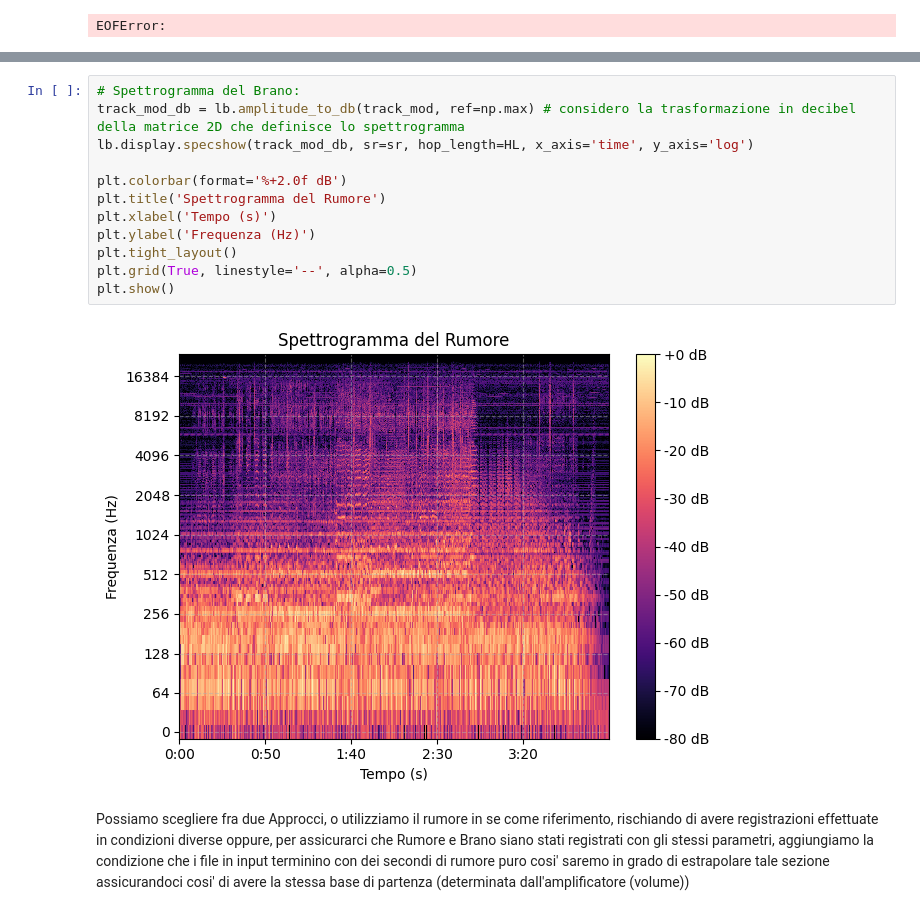
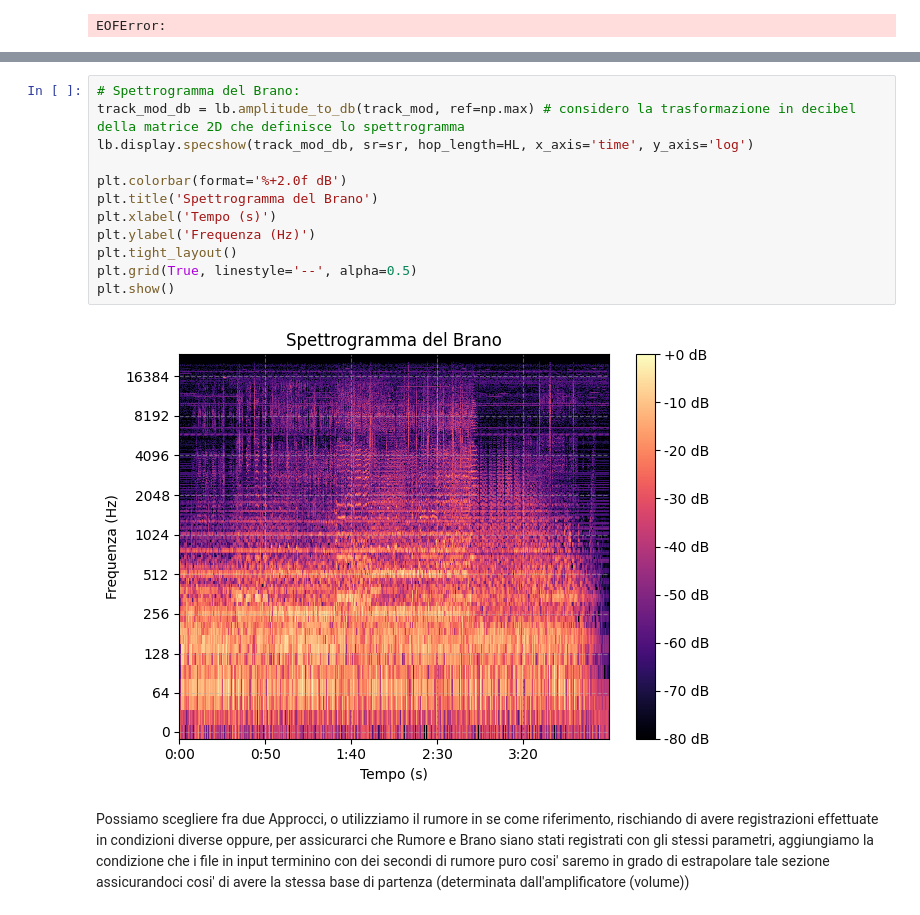
Before and after one commit to filippob04/Denoising-Vinyl-Audio-Signals, a Jupyter notebook: code/project.ipynb, the cells around one changed output, grey strips where cells are left out. Saved outputs shown, nothing was run; the diff lists cells and outputs as text.

```diff
--- a/code/project.ipynb
+++ b/code/project.ipynb
@@ -111,17 +112,17 @@ NameError: name 'track_db' is not defined
 # %%
 # Spettrogramma del Brano:
 track_mod_db = lb.amplitude_to_db(track_mod, ref=np.max) # considero la trasformazione in decibel della matrice 2D che definisce lo spettrogramma
 lb.display.specshow(track_mod_db, sr=sr, hop_length=HL, x_axis='time', y_axis='log')
 
 plt.colorbar(format='%+2.0f dB')
-plt.title('Spettrogramma del Rumore')
+plt.title('Spettrogramma del Brano')
 plt.xlabel('Tempo (s)')
 plt.ylabel('Frequenza (Hz)')
 plt.tight_layout()
 plt.grid(True, linestyle='--', alpha=0.5)
 plt.show()
 # %% [output]
-[figure, old version]
+[figure, new version]
 # %% [markdown]
 Possiamo scegliere fra due Approcci, o utilizziamo il rumore in se come riferimento, rischiando di avere registrazioni effettuate in condizioni diverse oppure, per assicurarci che Rumore e Brano siano stati registrati con gli stessi parametri, aggiungiamo la condizione che i file in input terminino con dei secondi di rumore puro cosi' saremo in grado di estrapolare tale sezione assicurandoci cosi' di avere la stessa base di partenza (determinata dall'amplificatore (volume))
 # %%
```
Also changed, not shown: parts of 8 cells of this notebook, 1 other file.
